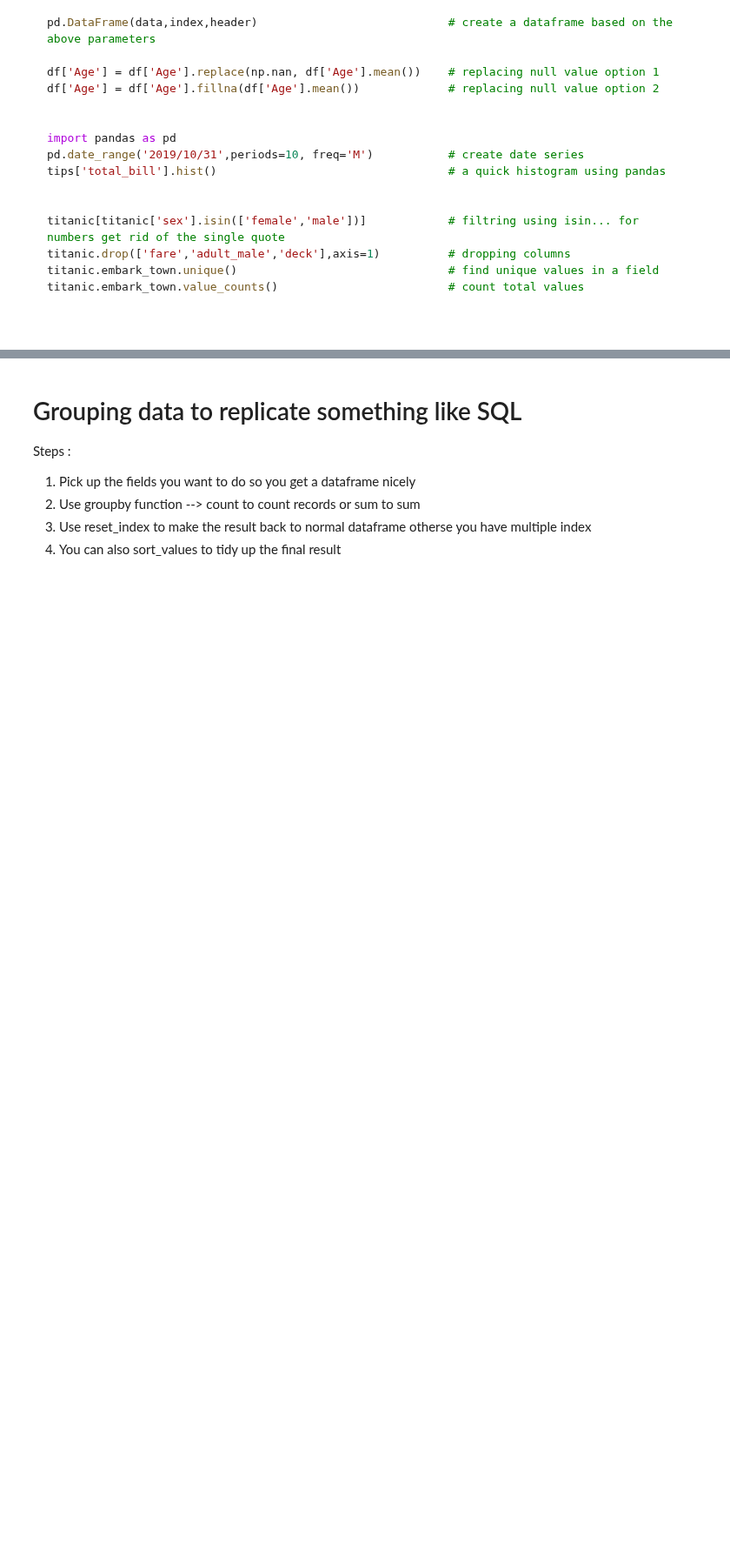
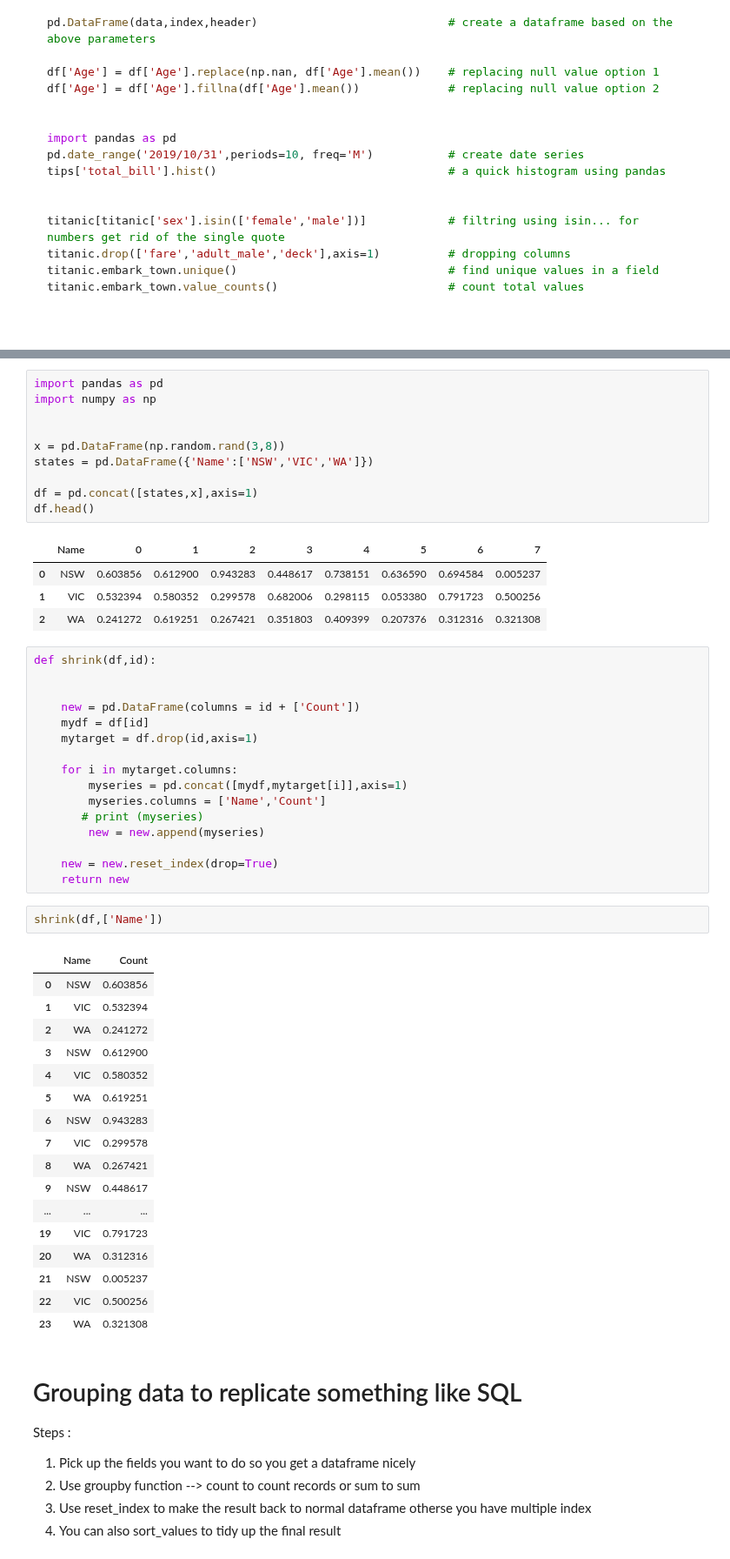
Before and after one commit to RonnyCh/mydsbook, a Jupyter notebook: myBook.ipynb, the cells around one changed output, grey strips where cells are left out. Shown at 87% size. Saved outputs shown, nothing was run; the diff lists cells and outputs as text; blank space fills up the shorter version.

```diff
--- a/myBook.ipynb
+++ b/myBook.ipynb
@@ -236,3 +242,54 @@ titanic.embark_town.value_counts()                         # count total values
+# %%
+import pandas as pd
+import numpy as np
+
+
+x = pd.DataFrame(np.random.rand(3,8))
+states = pd.DataFrame({'Name':['NSW','VIC','WA']})
+
+df = pd.concat([states,x],axis=1)
+df.head()
+# %% [output]
+|  | Name | 0 | 1 | 2 | 3 | 4 | 5 | 6 | 7 |
+| 0 | NSW | 0.603856 | 0.612900 | 0.943283 | 0.448617 | 0.738151 | 0.636590 | 0.694584 | 0.005237 |
+| 1 | VIC | 0.532394 | 0.580352 | 0.299578 | 0.682006 | 0.298115 | 0.053380 | 0.791723 | 0.500256 |
+| 2 | WA | 0.241272 | 0.619251 | 0.267421 | 0.351803 | 0.409399 | 0.207376 | 0.312316 | 0.321308 |
+# %%
+def shrink(df,id):
+
+
+    new = pd.DataFrame(columns = id + ['Count'])
+    mydf = df[id]
+    mytarget = df.drop(id,axis=1)
+
+    for i in mytarget.columns:
+        myseries = pd.concat([mydf,mytarget[i]],axis=1)
+        myseries.columns = ['Name','Count']
+       # print (myseries)
+        new = new.append(myseries)
+
+    new = new.reset_index(drop=True)
+    return new
+# %%
+shrink(df,['Name'])
+# %% [output]
+|  | Name | Count |
+| 0 | NSW | 0.603856 |
+| 1 | VIC | 0.532394 |
+| 2 | WA | 0.241272 |
+| 3 | NSW | 0.612900 |
+| 4 | VIC | 0.580352 |
+| 5 | WA | 0.619251 |
+| 6 | NSW | 0.943283 |
+| 7 | VIC | 0.299578 |
+| 8 | WA | 0.267421 |
+| 9 | NSW | 0.448617 |
+| ... | ... | ... |
+| 19 | VIC | 0.791723 |
+| 20 | WA | 0.312316 |
+| 21 | NSW | 0.005237 |
+| 22 | VIC | 0.500256 |
+| 23 | WA | 0.321308 |
 # %% [markdown]
 # Grouping data to replicate something like SQL  <a id = 'groupby'></a>
 
```
Also changed, not shown: parts of 1 cell of this notebook.
